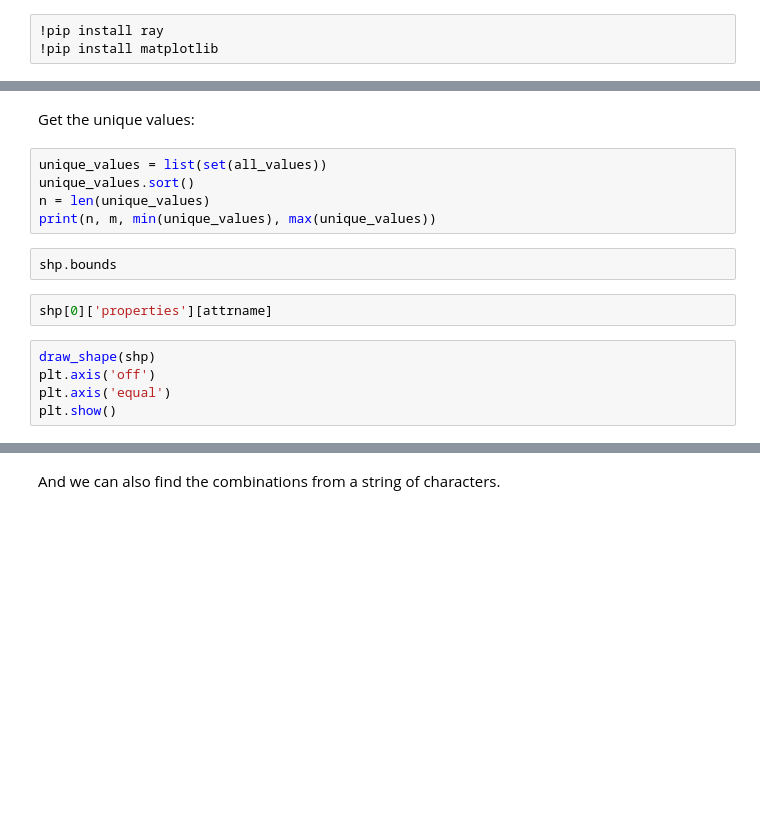
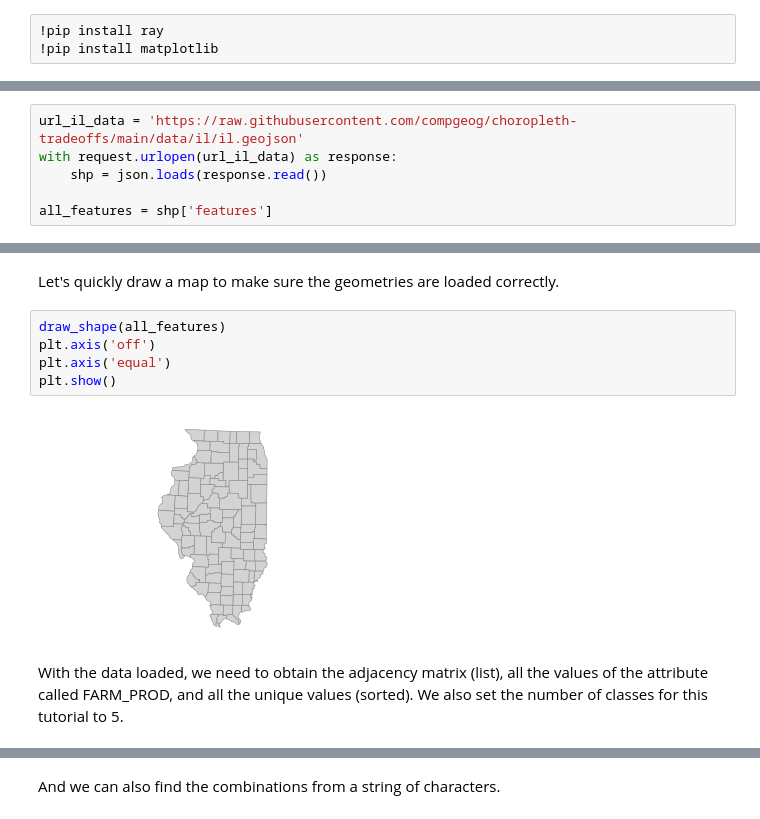
Before and after one commit to compgeog/choropleth-tradeoffs, a Jupyter notebook: explore_choropleth.ipynb, the cells around one changed output, grey strips where cells are left out. Drawn from its saved outputs; the diff is of its cells as text; blank space fills up the shorter version.

```diff
--- a/explore_choropleth.ipynb
+++ b/explore_choropleth.ipynb
@@ -46,0 +43,6 @@ from os import cpu_count
+# %%
+url_il_data = 'https://raw.githubusercontent.com/compgeog/choropleth-tradeoffs/main/data/il/il.geojson'
+with request.urlopen(url_il_data) as response:
+    shp = json.loads(response.read())
+
+all_features = shp['features']
@@ -61,16 +82,11 @@ m = len(all_values) # number of data
-# %% [markdown]
-Get the unique values:
-# %%
-unique_values = list(set(all_values))
-unique_values.sort()
-n = len(unique_values)
-print(n, m, min(unique_values), max(unique_values))
-# %%
-shp.bounds
-# %%
-shp[0]['properties'][attrname]
+# %% [markdown]
+Let's quickly draw a map to make sure the geometries are loaded correctly.
 # %%
-draw_shape(shp)
+draw_shape(all_features)
 plt.axis('off')
 plt.axis('equal')
 plt.show()
+# %% [output]
+[figure, added]
+# %% [markdown]
+With the data loaded, we need to obtain the adjacency matrix (list), all the values of the attribute called FARM_PROD, and all the unique values (sorted). We also set the number of classes for this tutorial to 5.
```
Also changed, not shown: parts of 57 cells of this notebook.
